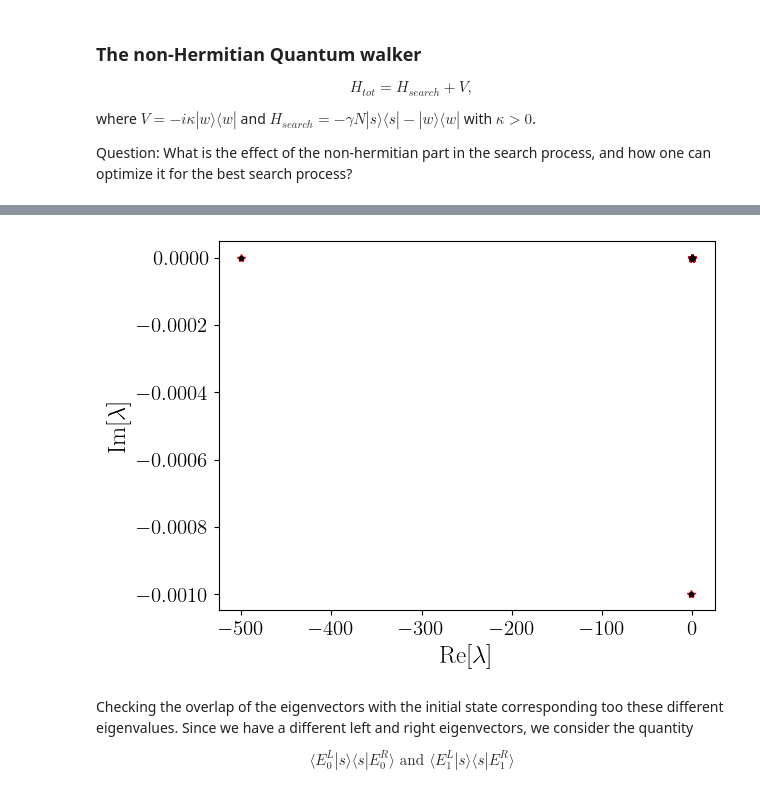
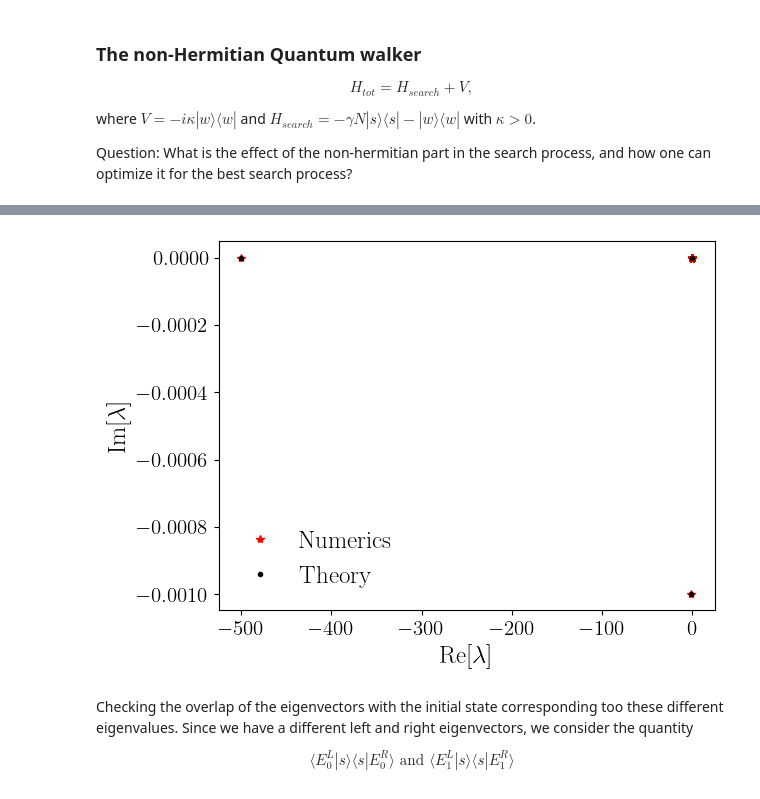
Before and after one commit to sayanr5834/non-Hermitian_QS, a Jupyter notebook: NH_quantum_walker.ipynb, the cells around one changed output, grey strips where cells are left out. Saved outputs shown, nothing was run; the diff lists cells and outputs as text; code cells hidden in the pictures.

```diff
--- a/NH_quantum_walker.ipynb
+++ b/NH_quantum_walker.ipynb
@@ -45,4 +45,18 @@ def H_total(N,gamma,w,kappa):
     H[w,w] = H[w,w] - 1 - 1j*kappa
 
     return H
+# %%
+def lambda_pm(gamma,N,kappa):
+
+    lambda_plus  = -(gamma*N + 1 + 1.0j*kappa)/2  + np.sqrt(((gamma*N + 1 + 1.0j*kappa)/2)**2 - (gamma*N - gamma)*(1 + 1.0j*kappa))
+    lambda_minus = -(gamma*N + 1 + 1.0j*kappa)/2  - np.sqrt(((gamma*N + 1 + 1.0j*kappa)/2)**2 - (gamma*N - gamma)*(1 + 1.0j*kappa))
+
+    return lambda_plus,lambda_minus
+# %%
+#parameters
+N = 500
+gamma =  1
+kappa = 0.001
+
+lambda_plus,lambda_minus = lambda_pm(gamma,N,kappa)
 # %% [markdown]
@@ -70,15 +89,20 @@ eigval,_ = np.linalg.eig(H)
 #get the eigenvalue and left eigenstates
 eigval_2,_ = np.linalg.eig(np.transpose(H))
 # %%
-plt.plot(np.real(eigval),np.imag(eigval),'r*')
-plt.plot(np.real(eigval_2),np.imag(eigval_2),'k.')
+plt.plot(np.real(eigval),np.imag(eigval),'r*',label = 'Numerics')
+
+plt.plot(0,0,'k.')
+plt.plot(np.real(lambda_plus),np.imag(lambda_plus),'k.', label = 'Theory')
+plt.plot(np.real(lambda_minus),np.imag(lambda_minus),'k.')
+
+plt.legend()
 
 plt.xlabel(r'Re$[\lambda]$')
 plt.ylabel(r'Im$[\lambda]$')
 
 plt.show()
 # %% [output]
-[figure, old version]
+[figure, new version]
 # %% [markdown]
 Checking the overlap of the eigenvectors with the initial state corresponding too these different eigenvalues. Since we have a different left and right eigenvectors, we consider the quantity
 
```
Also changed, not shown: parts of 1 cell of this notebook.
